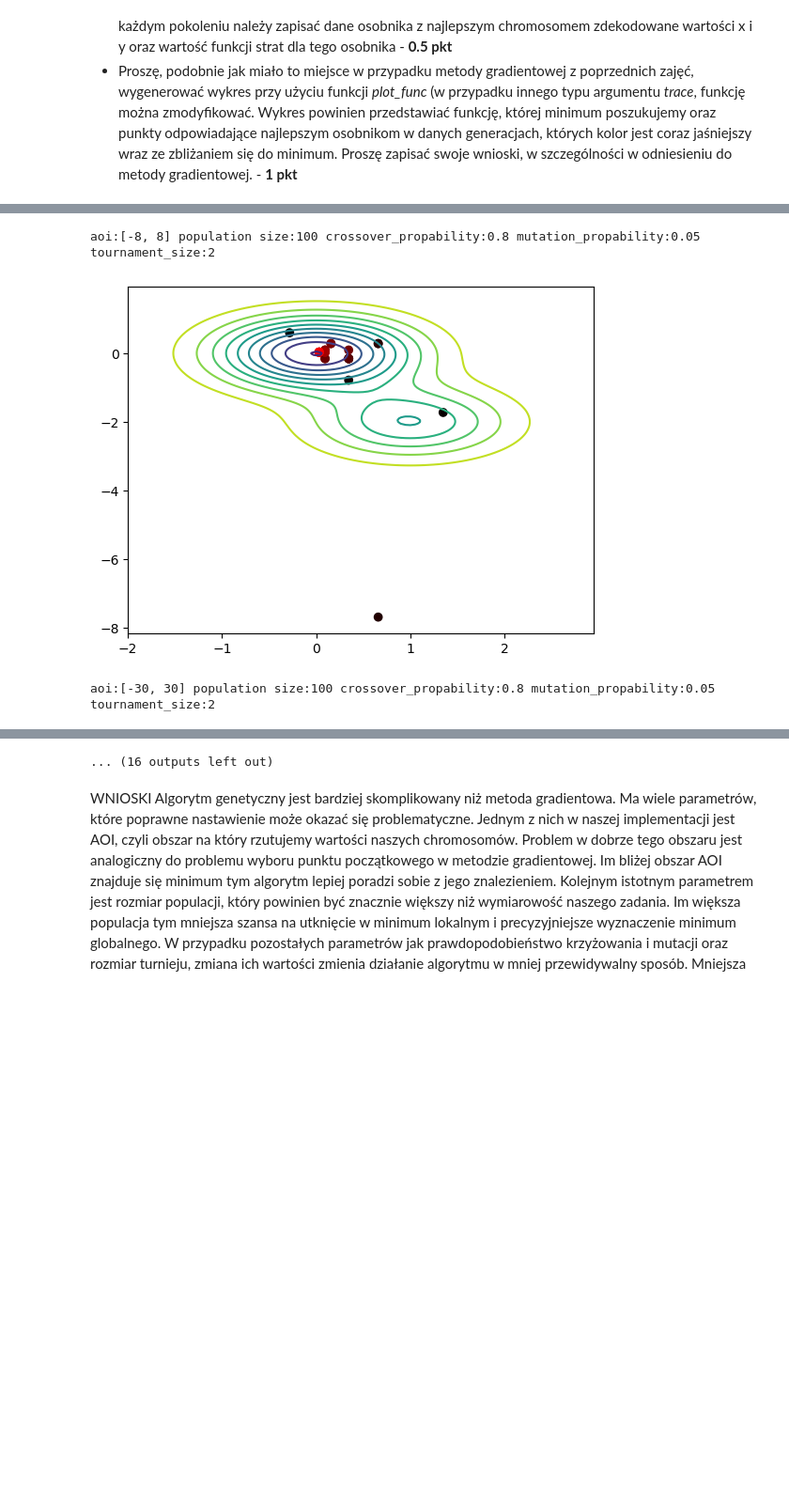
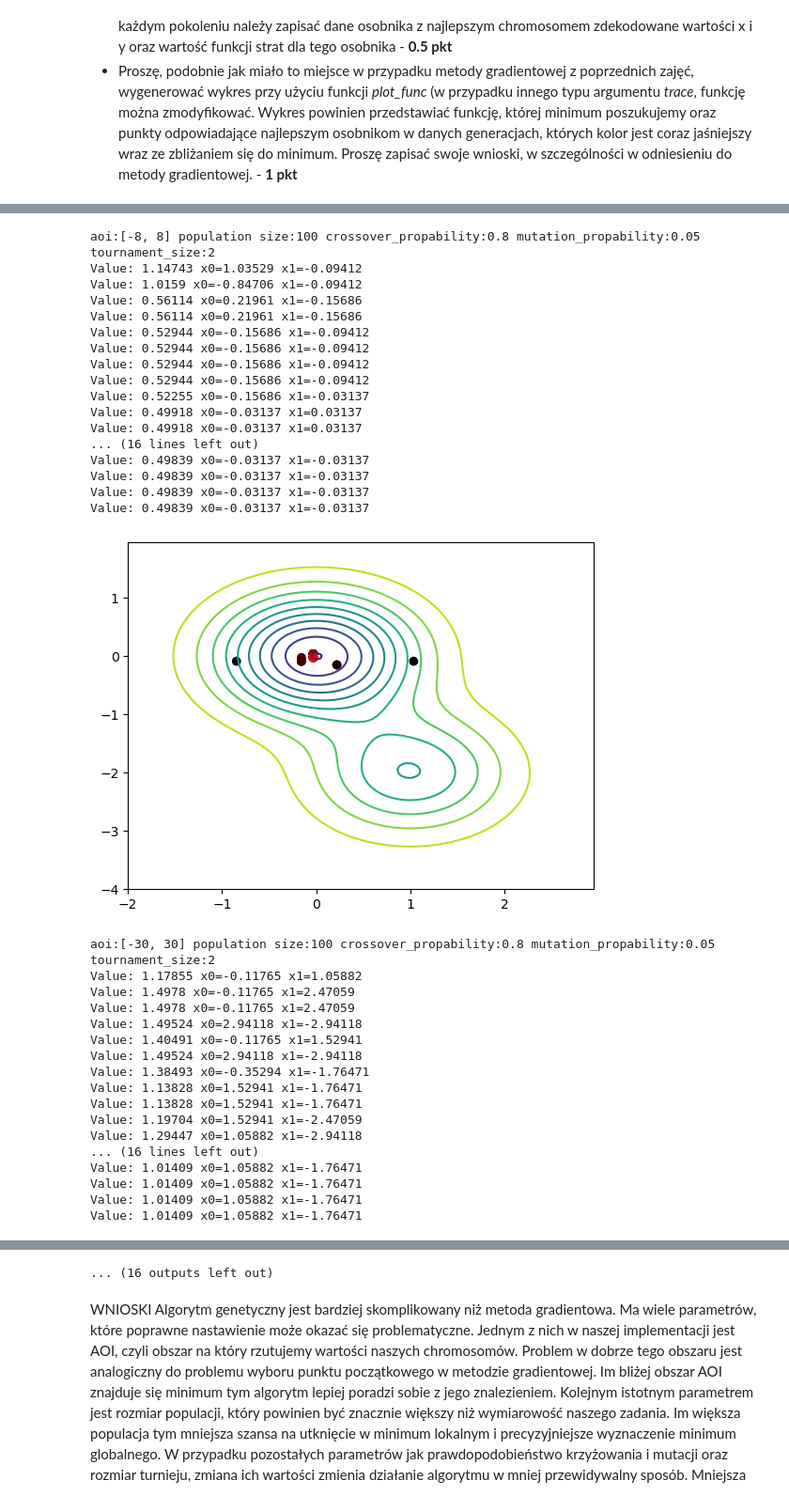
Before and after one commit to szczygiell/Machine_Learning_basics, a Jupyter notebook: zadanie_2.ipynb, the cells around one changed output, grey strips where cells are left out. Shown at 94% size. Saved outputs shown, nothing was run; the diff lists cells and outputs as text; code cells hidden in the pictures; blank space fills up the shorter version.

```diff
--- a/zadanie_2.ipynb
+++ b/zadanie_2.ipynb
@@ -139,9 +139,7 @@ class GeneticAlgorithm:
       trace.append(point)
     self.plot_func(trace)
 # %%
-# aoi = [-3.5, 3.5]
-# GenAlgoritm = GeneticAlgorithm(16, 2, objective_function, aoi, population_size=100, num_steps=200)
-# GenAlgoritm.run()
+
 
 aois = [[-2, 2], [-8, 8], [-30, 30], [1, 3]]
 populations = [10, 100, 1000]
@@ -153,29 +151,30 @@ for aoi in aois:
     if aoi == [-2, 2]:
         ga = GeneticAlgorithm(chromosome_length=16, obj_func_num_args=2, objective_function=objective_function, aoi=aoi, population_size=100, verbose=1)
     else:
-        ga = GeneticAlgorithm(chromosome_length=16, obj_func_num_args=2, objective_function=objective_function, aoi=aoi, population_size=100)
+        ga = GeneticAlgorithm(chromosome_length=16, obj_func_num_args=2, objective_function=objective_function, aoi=aoi, population_size=100, verbose=1)
     ga.run()
 
 for population in populations:
     print(f'aoi:[-2, 2] population size:{population} crossover_propability:0.8 mutation_propability:0.05 tournament_size:2')
-    ga = GeneticAlgorithm(chromosome_length=16, obj_func_num_args=2, objective_function=objective_function, aoi=aois[0], population_size=population)
+    ga = GeneticAlgorithm(chromosome_length=16, obj_func_num_args=2, objective_function=objective_function, aoi=aois[0], population_size=population, verbose=1)
     ga.run()
 
 for cross_pro in crossover_propability:
     print(f'aoi:[-2, 2] population size:100 crossover_propability:{cross_pro} mutation_propability:0.05 tournament_size:2')
-    ga = GeneticAlgorithm(chromosome_length=16, obj_func_num_args=2, objective_function=objective_function, aoi=aois[0], population_size=100, crossover_probability=cross_pro)
+    ga = GeneticAlgorithm(chromosome_length=16, obj_func_num_args=2, objective_function=objective_function, aoi=aois[0], population_size=100, crossover_probability=cross_pro, verbose=1)
     ga.run()
 
 for mut_pro in mutation_propability:
     print(f'aoi:[-2, 2] population size:100 crossover_propability:0.8 mutation_propability:{mut_pro} tournament_size:2')
-    ga = GeneticAlgorithm(chromosome_length=16, obj_func_num_args=2, objective_function=objective_function, aoi=aois[0], population_size=100, mutation_probability=mut_pro)
+    ga = GeneticAlgorithm(chromosome_length=16, obj_func_num_args=2, objective_function=objective_function, aoi=aois[0], population_size=100, mutation_probability=mut_pro, verbose=1)
     ga.run()
 
 for tour in tournament_size:
     print(f'aoi:[-2, 2] population size:100 crossover_propability:0.8 mutation_propability:0.05 tournament_size:{tour}')
-    ga = GeneticAlgorithm(chromosome_length=16, obj_func_num_args=2, objective_function=objective_function, aoi=aois[0], population_size=100, tournament_size=tour)
+    ga = GeneticAlgorithm(chromosome_length=16, obj_func_num_args=2, objective_function=objective_function, aoi=aois[0], population_size=100, tournament_size=tour, verbose=1)
     ga.run()
 
-# .replace('.', '')
+ga = GeneticAlgorithm(chromosome_length=6, obj_func_num_args=2, objective_function=objective_function, aoi=aois[0], population_size=population, verbose=1)
+ga.run()
 # %% [output]
 aoi:[-2, 2] population size:100 crossover_propability:0.8 mutation_propability:0.05 tournament_size:2
@@ -199,3 +198,35 @@ Value: 0.49659 x0=0.00784 x1=-0.00784
 aoi:[-8, 8] population size:100 crossover_propability:0.8 mutation_propability:0.05 tournament_size:2
+Value: 1.14743 x0=1.03529 x1=-0.09412
+Value: 1.0159 x0=-0.84706 x1=-0.09412
+Value: 0.56114 x0=0.21961 x1=-0.15686
+Value: 0.56114 x0=0.21961 x1=-0.15686
+Value: 0.52944 x0=-0.15686 x1=-0.09412
+Value: 0.52944 x0=-0.15686 x1=-0.09412
+Value: 0.52944 x0=-0.15686 x1=-0.09412
+Value: 0.52944 x0=-0.15686 x1=-0.09412
+Value: 0.52255 x0=-0.15686 x1=-0.03137
+Value: 0.49918 x0=-0.03137 x1=0.03137
+Value: 0.49918 x0=-0.03137 x1=0.03137
+... (16 lines left out)
+Value: 0.49839 x0=-0.03137 x1=-0.03137
+Value: 0.49839 x0=-0.03137 x1=-0.03137
+Value: 0.49839 x0=-0.03137 x1=-0.03137
+Value: 0.49839 x0=-0.03137 x1=-0.03137
-[figure, old version]
+[figure, new version]
 aoi:[-30, 30] population size:100 crossover_propability:0.8 mutation_propability:0.05 tournament_size:2
+Value: 1.17855 x0=-0.11765 x1=1.05882
+Value: 1.4978 x0=-0.11765 x1=2.47059
+Value: 1.4978 x0=-0.11765 x1=2.47059
+Value: 1.49524 x0=2.94118 x1=-2.94118
+Value: 1.40491 x0=-0.11765 x1=1.52941
+Value: 1.49524 x0=2.94118 x1=-2.94118
+Value: 1.38493 x0=-0.35294 x1=-1.76471
+Value: 1.13828 x0=1.52941 x1=-1.76471
+Value: 1.13828 x0=1.52941 x1=-1.76471
+Value: 1.19704 x0=1.52941 x1=-2.47059
+Value: 1.29447 x0=1.05882 x1=-2.94118
+... (16 lines left out)
+Value: 1.01409 x0=1.05882 x1=-1.76471
+Value: 1.01409 x0=1.05882 x1=-1.76471
+Value: 1.01409 x0=1.05882 x1=-1.76471
+Value: 1.01409 x0=1.05882 x1=-1.76471
```
Also changed, not shown: parts of 1 cell of this notebook, 1 other file.
